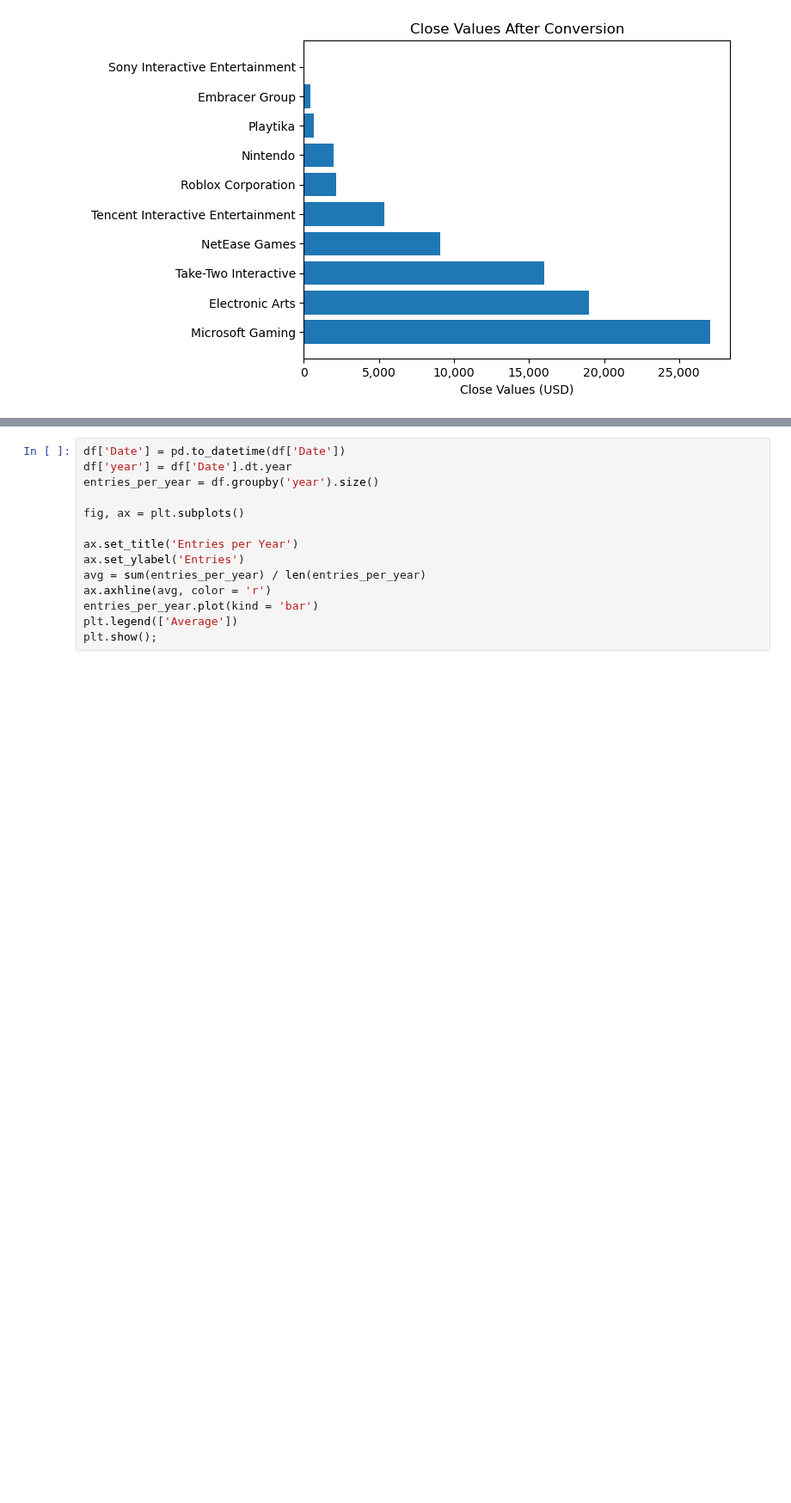
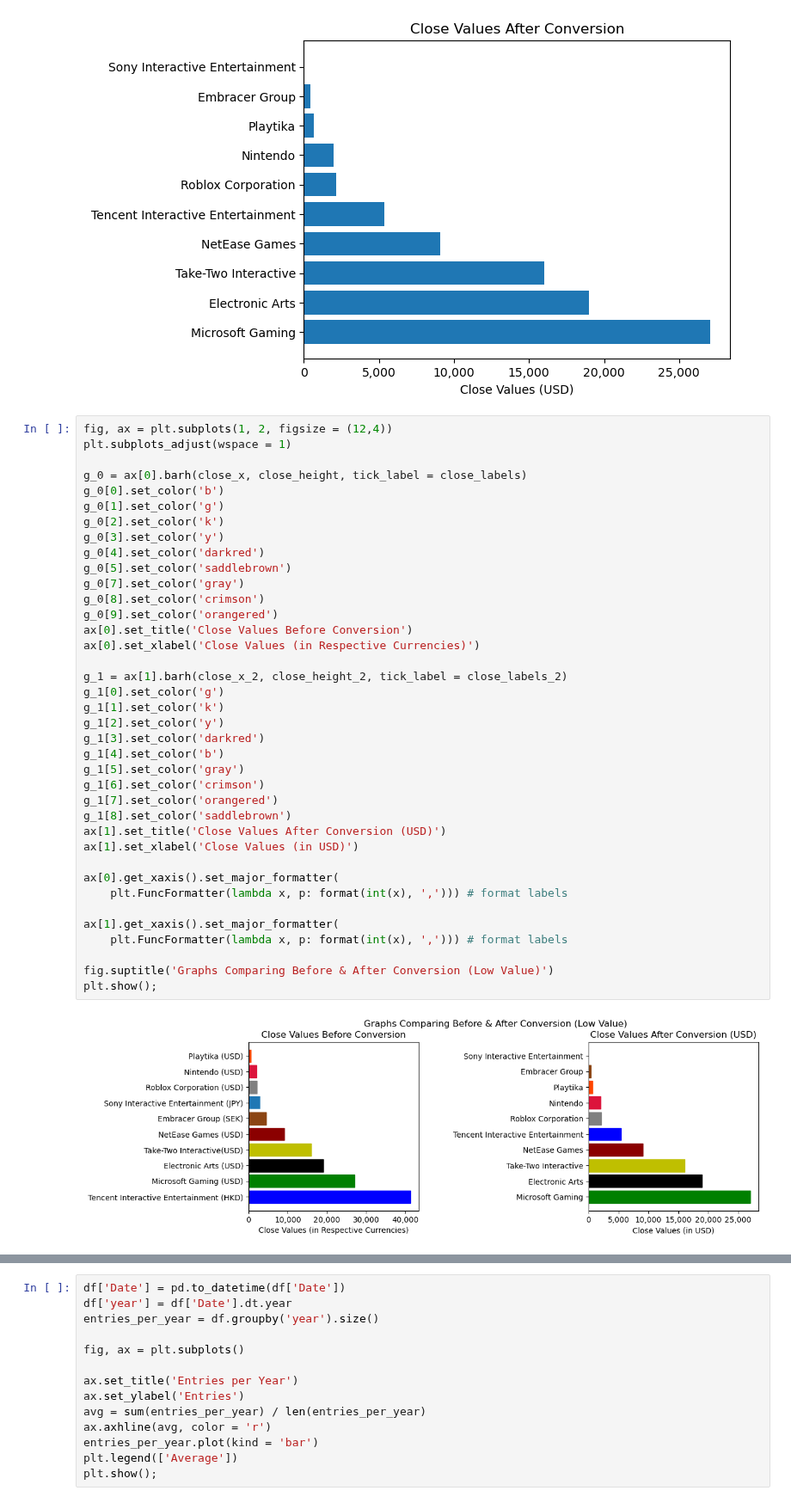
Before and after one commit to Djohnson1313/gaming_company_stocks_analysis, a Jupyter notebook: gaming_stocks_analysis.ipynb, the cells around one changed output, grey strips where cells are left out. Shown at 86% size. Saved outputs shown, nothing was run; the diff lists cells and outputs as text; blank space fills up the shorter version.

```diff
--- a/gaming_stocks_analysis.ipynb
+++ b/gaming_stocks_analysis.ipynb
@@ -839,3 +839,43 @@ ax.get_xaxis().set_major_formatter(
 plt.show();
 # %% [output]
 [figure]
+# %%
+fig, ax = plt.subplots(1, 2, figsize = (12,4))
+plt.subplots_adjust(wspace = 1)
+
+g_0 = ax[0].barh(close_x, close_height, tick_label = close_labels)
+g_0[0].set_color('b')
+g_0[1].set_color('g')
+g_0[2].set_color('k')
+g_0[3].set_color('y')
+g_0[4].set_color('darkred')
+g_0[5].set_color('saddlebrown')
+g_0[7].set_color('gray')
+g_0[8].set_color('crimson')
+g_0[9].set_color('orangered')
+ax[0].set_title('Close Values Before Conversion')
+ax[0].set_xlabel('Close Values (in Respective Currencies)')
+
+g_1 = ax[1].barh(close_x_2, close_height_2, tick_label = close_labels_2)
+g_1[0].set_color('g')
+g_1[1].set_color('k')
+g_1[2].set_color('y')
+g_1[3].set_color('darkred')
+g_1[4].set_color('b')
+g_1[5].set_color('gray')
+g_1[6].set_color('crimson')
+g_1[7].set_color('orangered')
+g_1[8].set_color('saddlebrown')
+ax[1].set_title('Close Values After Conversion (USD)')
+ax[1].set_xlabel('Close Values (in USD)')
+
+ax[0].get_xaxis().set_major_formatter(
+    plt.FuncFormatter(lambda x, p: format(int(x), ','))) # format labels
+
+ax[1].get_xaxis().set_major_formatter(
+    plt.FuncFormatter(lambda x, p: format(int(x), ','))) # format labels
+
+fig.suptitle('Graphs Comparing Before & After Conversion (Low Value)')
+plt.show();
+# %% [output]
+[figure, added]
```
Also changed, not shown: parts of 1 cell of this notebook.
